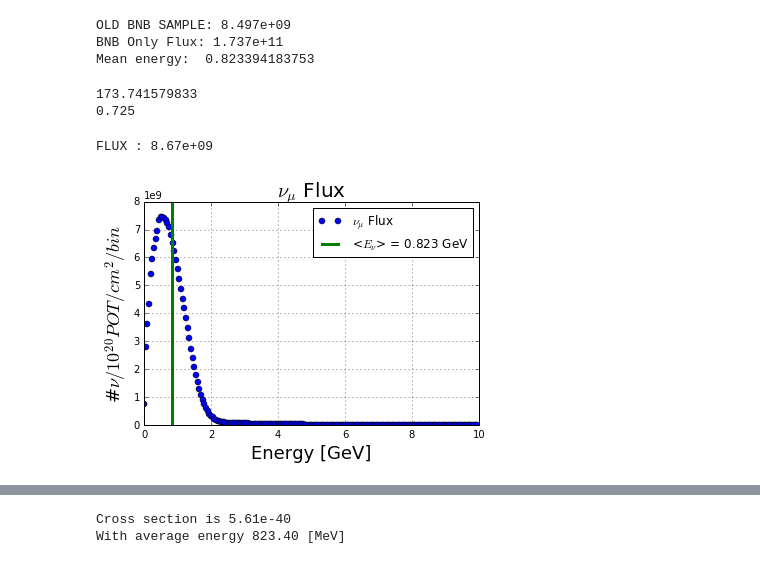
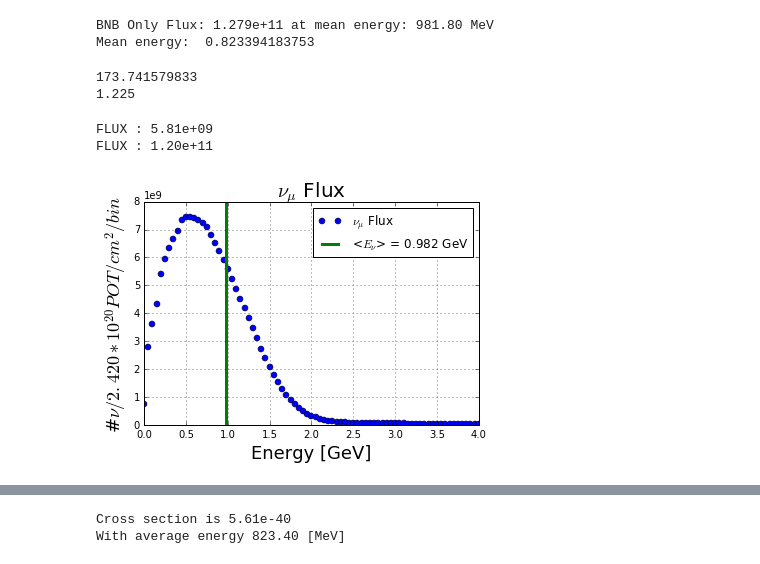
Before and after one commit to ahack379/ShowerTest, a Jupyter notebook: CalcEfficiency/mac/fluxStudy.ipynb, the cells around one changed output, grey strips where cells are left out. Cells and saved outputs as stored; diff of their text form; code cells hidden in the pictures.

```diff
--- a/CalcEfficiency/mac/fluxStudy.ipynb
+++ b/CalcEfficiency/mac/fluxStudy.ipynb
@@ -13,33 +13,34 @@ from scipy.integrate import simps,trapz
 # %%
 f = TFile("numode_bnb_470m_r200.root")
 
-flux_pot = 1 #e+20
+flux_pot = 1. #e+20
 sample_pot = 2.42 #e+20
 cosmic_pot = 1.90 #e+20
 
 numu = f.Get("numu")
 numu = TH1D(numu)
 numu.Scale(sample_pot/flux_pot)
-int_flux = numu.Integral()
+int_flux = numu.Integral(10,41)
 mean = numu.GetMean()
-
+mean = 0.9818 # From TheFlux script
 #numu.Scale(cosmic_pot) #/sample_pot)
 #cosmic_flux = numu.Integral()
 
 flux_v = rn.hist2array(hist=numu)
-energy = np.arange(0.,2,0.05)
+energy = np.arange(0.5,2.05,0.05)
+#print energy
 #energy = np.linspace(0.,10,200)
+#print len(energy)
 
-int_flux_old = simps(flux_v[:40], energy) #/ flux_pot * sample_pot
+#int_flux_old = simps(flux_v[10:41], energy) #/ flux_pot * sample_pot
 #cosmic_flux = int_flux / sample_pot * cosmic_pot
-print "OLD BNB SAMPLE: %.3e " % int_flux_old
+#print "OLD BNB SAMPLE: %.3e " % int_flux_old
 
-print("BNB Only Flux: {:.3e}".format(int_flux))
+print("BNB Only Flux: {:.3e} at mean energy: {:.2f} MeV".format(int_flux,mean*1000))
 #print("Cosmic BNB Flux: {:.3e}".format(cosmic_flux))
 print "Mean energy: ", numu.GetMean()
 # %% [output]
-OLD BNB SAMPLE: 8.497e+09
-BNB Only Flux: 1.737e+11
+BNB Only Flux: 1.279e+11 at mean energy: 981.80 MeV
 Mean energy:  0.823394183753
 # %%
 tot_flux = np.cumsum(flux_v)[-1]
@@ -56,25 +57,30 @@ e = (energy[i-1] + energy[i])/2
 print e
 # %% [output]
 173.741579833
-0.725
+1.225
 # %%
 # Check whether or not this is the scaled flux
+energy_plot = np.arange(0.,10,0.05)
 plt.figure()
-plt.plot(energy,flux_v,'bo',label="$\\nu_\mu$ Flux")
+plt.plot(energy_plot,flux_v,'bo',label="$\\nu_\mu$ Flux")
 plt.grid(True)#,which='both')
 plt.xlabel("Energy [GeV]",fontsize=18)
-plt.ylabel("#$\\nu / 10^{20} POT / cm^2/bin$",fontsize=18)
+plt.ylabel("#$\\nu /%.3f * 10^{20} POT / cm^2/bin$" % sample_pot,fontsize=18)
 plt.title("$\\nu_\mu$ Flux",fontsize=20)
 plt.axvline(mean,color='g',lw=3,label = "<$E_\\nu$> = %.3f GeV"%mean)
 plt.legend()
 plt.savefig("numu_flux.png")
-#plt.xlim(0,4)
+plt.xlim(0,4)
 
 trap_area = 0
-for i in xrange(len(flux_v)-1):
-    trap_area += (flux_v[i] + flux_v[i+1]) / 2 * 0.05
+erf = 0
+for i in xrange(len(flux_v[10:40])-1):
+    erf += flux_v[10 + i]
+    trap_area += (flux_v[10 + i] + flux_v[10 + i+1]) / 2 * 0.05
 
 print "FLUX : %.2e" % trap_area
+print "FLUX : %.2e" % erf
 # %% [output]
-FLUX : 8.67e+09
+FLUX : 5.81e+09
+FLUX : 1.20e+11
-[figure, old version]
+[figure, new version]
```
Also changed, not shown: parts of 4 cells of this notebook, 50 other files.
